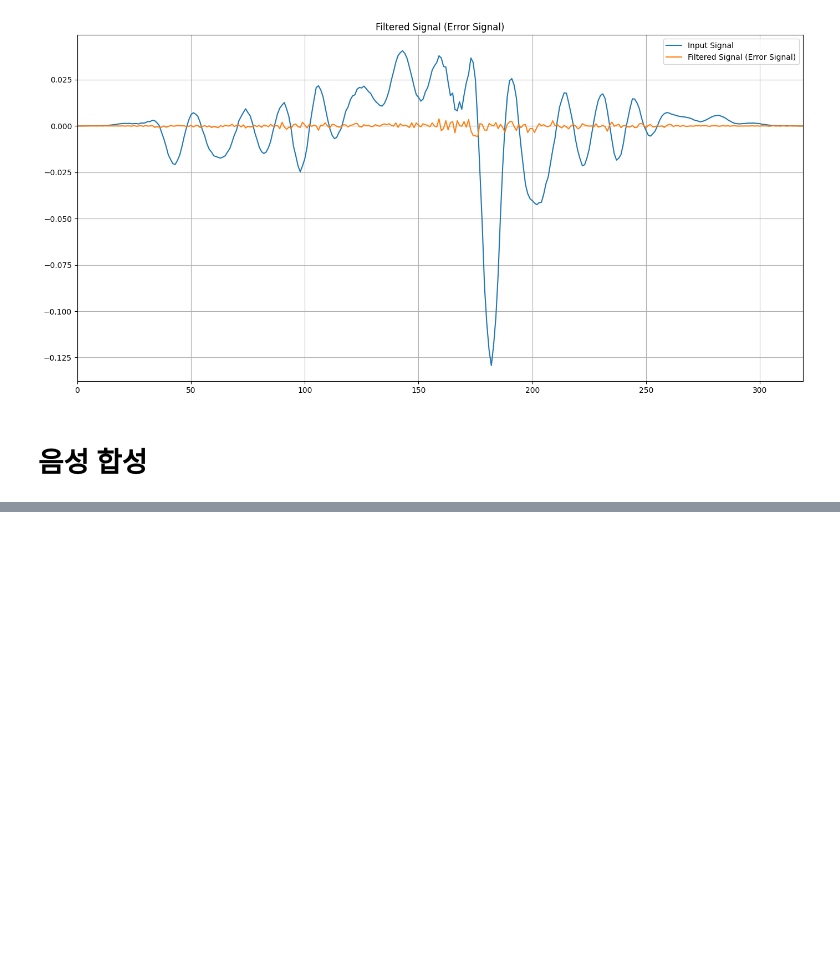
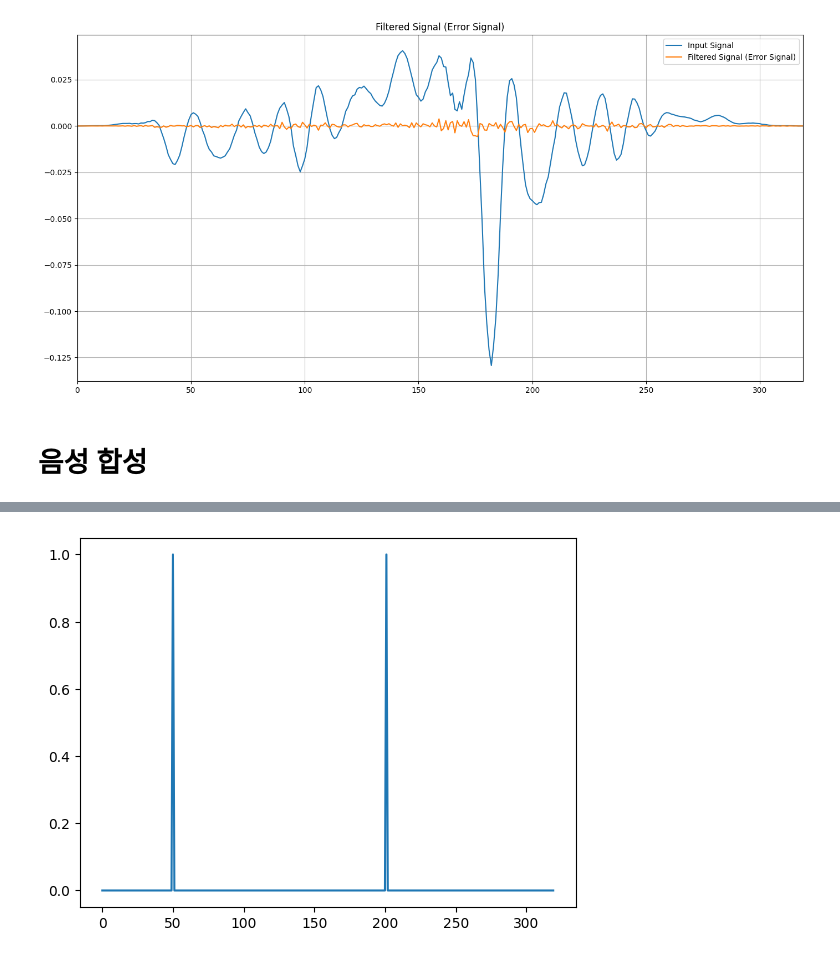
Before and after one commit to woongzip1/SATEST, a Jupyter notebook: SATEST 78.ipynb, the cells around one changed output, grey strips where cells are left out. Drawn from its saved outputs; the diff is of its cells as text; code cells hidden in the pictures; blank space fills up the shorter version.

```diff
--- a/SATEST 78.ipynb
+++ b/SATEST 78.ipynb
@@ -725,0 +736,95 @@ From 8200 samples, total 50 frames are generated
+# %%
+## Reconstruction 20번 frame
+## 각 frame에서 해야할 일
+
+"""
+LPC 계수 측정하기
+Pitch 측정하기 - voiced
+Unvoiced 판단하기
+"""
+cutoff_freq = 900.0
+sr = 16000
+order = 20
+
+file_path = "yonseicrop.wav"
+yr,_ = lr.load(file_path,sr=sr)
+
+## LPF to yr
+lpf_coeff = scipy.signal.firwin(numtaps=101, cutoff=cutoff_freq, fs=sr, pass_zero='lowpass', window="hamming")
+yr_lpf = scipy.signal.lfilter(lpf_coeff, 1.0, yr)
+FE = utils.FrameExtractor(yr_lpf,win_len,hop_len)
+
+# Pitch Detection 에서는 rectangular를 써야할 듯
+frame_arr = FE.extract_frames(win_type="rectangular")
+signal = frame_arr[10]
+
+# Pitch
+voiced_flag, pitch = PitchDetector(signal, sr)
+if pitch:
+    print(i, "pitch: {}".format(pitch))
+
+## Frame 에서 LPC 계수 계산하기
+## 뽑아낸 피치 : 115 을 이용해서 impulse를 구축해볼까?
+# 8ms 단위의 impulse
+# 139 샘플?
+
+coeff = LPC(signal, order=order)
+
+if pitch:
+    duration = 0.008  # impulse 간격(초), 예시로 8ms
+    samples_per_impulse = int(sr / pitch)
+
+    # Impulse Train 초기화, 길이를 window_length로 설정
+    impulse_train = np.zeros(len(signal))
+
+    # 각 펄스 위치에 1 설정
+    for i in range(0, len(signal), samples_per_impulse):
+        if i+50 < len(signal):
+            impulse_train[i+50] = 1
+
+    plt.plot(impulse_train)
+    plt.show()
+
+    # LPC 계수 (여기서는 예시로 사용, 실제 계산 필요)
+    lpc_coeff = np.concatenate(([1],-coeff))
+
+    # LPC 필터를 사용한 신호 합성
+    synthesized_signal = scipy.signal.lfilter([1.0], lpc_coeff, impulse_train)
+
+    # 결과 확인
+    plt.plot(synthesized_signal)
+    plt.title("Synthesized Signal with LPC")
+    plt.show()
+
+    print(coeff)
+    # filtered = lfilter(coeff,[1],signal)
+
+plt.plot(signal)
+plt.title("Frame")
+plt.show()
+
+
+# 신호의 스펙트럼 플롯
+signal_fft = np.fft.fft(signal)
+freqs = np.fft.fftfreq(len(signal_fft), 1/fs)
+w, h = scipy.signal.freqz([1], lpc_coeff, worN=8000, fs=fs)
+
+plt.subplot(1, 2, 1)
+plt.plot(freqs, 20 * np.log10(np.abs(signal_fft)), label='Original Signal Spectrum')
+plt.title('Signal Frequency Spectrum')
+plt.xlabel('Frequency (Hz)')
+plt.ylabel('Magnitude (dB)')
+plt.xlim(0, fs/2)
+plt.grid(True)
+
+# LPC 필터의 주파수 응답 플롯
+plt.subplot(1, 2, 2)
+plt.plot(w, 20 * np.log10(np.abs(h)), label='LPC Filter Frequency Response')
+plt.title('LPC Filter Frequency Response')
+plt.xlabel('Frequency (Hz)')
+plt.ylabel('Gain (dB)')
+plt.grid(True)
+
+plt.tight_layout()
+plt.show()
+# %% [output]
@@ -725,0 +834 @@ From 8200 samples, total 50 frames are generated
+[figure, added]
```
Also changed, not shown: parts of 4 cells of this notebook.
